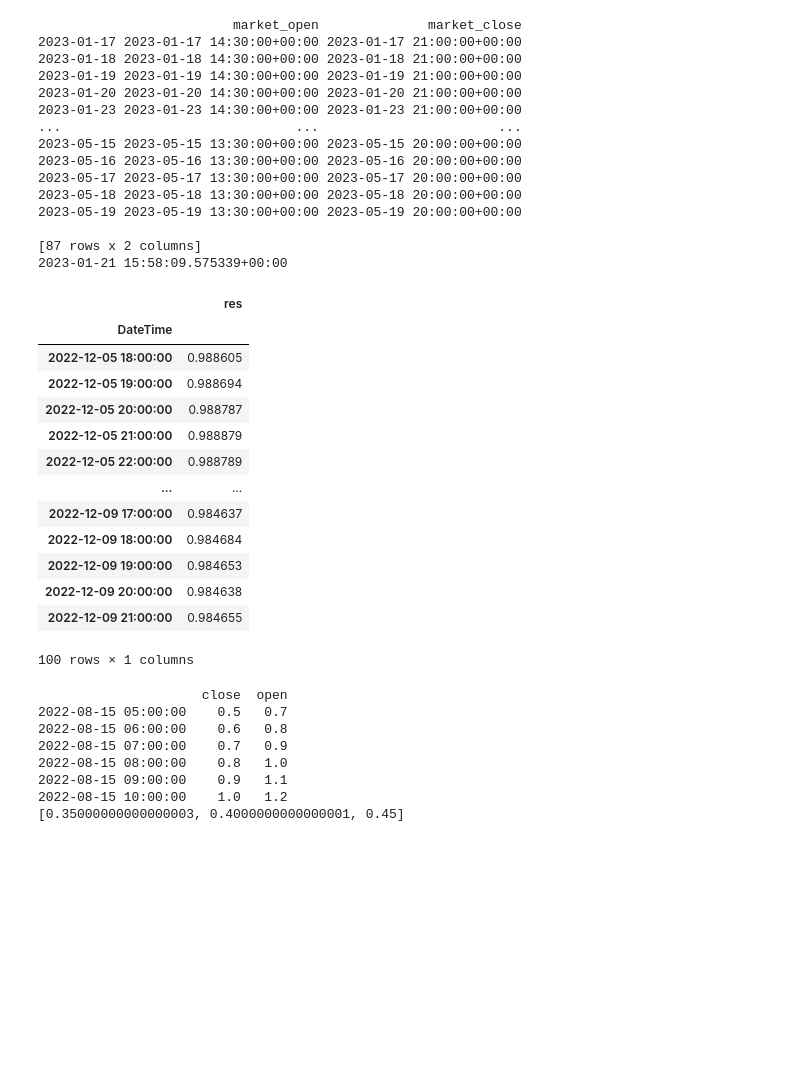
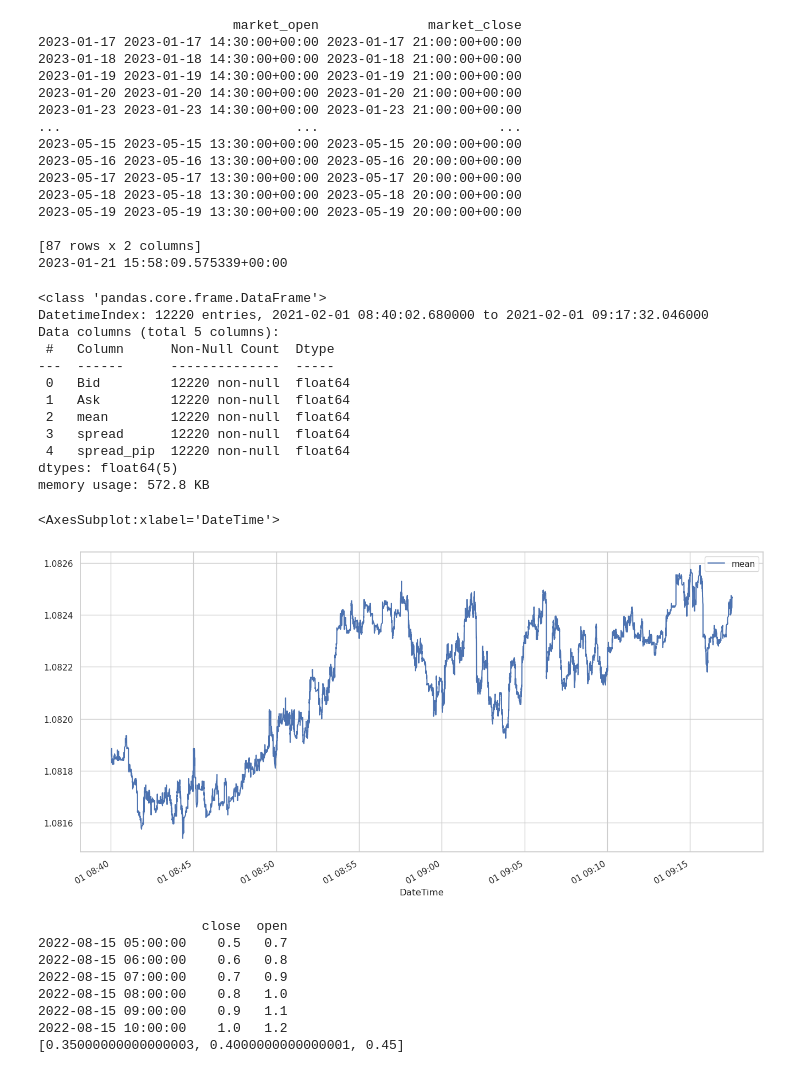
Before and after one commit to marcin-je/jupyter, a Jupyter notebook: feature-engineering.ipynb, the cells around one changed output. Cells and saved outputs as stored; diff of their text form; code cells hidden in the pictures; blank space fills up the shorter version.

```diff
--- a/feature-engineering.ipynb
+++ b/feature-engineering.ipynb
@@ -727,38 +742,30 @@ print(datetime.now(pytz.UTC))
 2023-01-21 15:58:09.575339+00:00
 # %%
 
+pq_file = '/home/dcai/test.parquet'
+table = pq.read_table(pq_file)
+
+df = table.to_pandas()
+df.info()
 
 
-subs = candles_dict['1H'][:'2022-12-10'].tail(120)
-
-res = pd.DataFrame()
-snap = subs['close'].to_frame()
-res['res'] = subs['close'].ewm(span=10).mean()
-
-# removing all the NULL values using
-# dropna() method
-res.dropna(inplace=True)
-
-
-res.tail(100)
-
-#snap[['close', 'SMA30']].plot(label='1D EURCHF',
-#                                  figsize=(16, 8))
+df[['mean']].plot(label='1D EURCHF',
+                                  figsize=(16, 8))
 # %% [output]
-|  | res |
-| DateTime |  |
-| 2022-12-05 18:00:00 | 0.988605 |
-| 2022-12-05 19:00:00 | 0.988694 |
-| 2022-12-05 20:00:00 | 0.988787 |
-| 2022-12-05 21:00:00 | 0.988879 |
-| 2022-12-05 22:00:00 | 0.988789 |
-| ... | ... |
-| 2022-12-09 17:00:00 | 0.984637 |
-| 2022-12-09 18:00:00 | 0.984684 |
-| 2022-12-09 19:00:00 | 0.984653 |
-| 2022-12-09 20:00:00 | 0.984638 |
-| 2022-12-09 21:00:00 | 0.984655 |
-100 rows × 1 columns
+<class 'pandas.core.frame.DataFrame'>
+DatetimeIndex: 12220 entries, 2021-02-01 08:40:02.680000 to 2021-02-01 09:17:32.046000
+Data columns (total 5 columns):
+ #   Column      Non-Null Count  Dtype
+---  ------      --------------  -----
+ 0   Bid         12220 non-null  float64
+ 1   Ask         12220 non-null  float64
+ 2   mean        12220 non-null  float64
+ 3   spread      12220 non-null  float64
+ 4   spread_pip  12220 non-null  float64
+dtypes: float64(5)
+memory usage: 572.8 KB
+<AxesSubplot:xlabel='DateTime'>
+[figure, added]
 # %%
 import numpy as np
 import time
```
Also changed, not shown: parts of 5 cells of this notebook, 2 other files.
